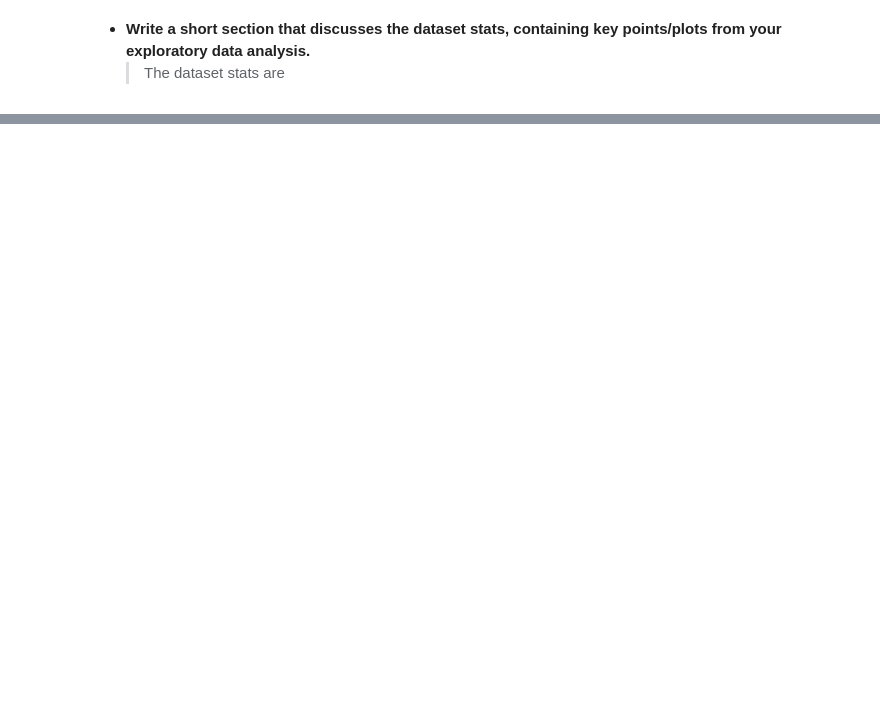
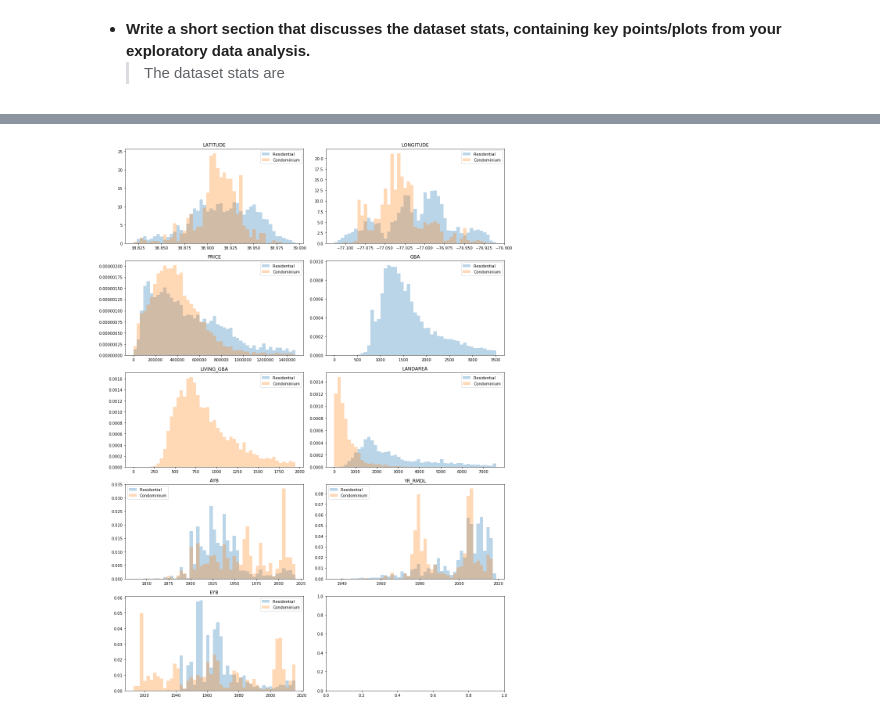
Before and after one commit to goh12/socialdataanalysis2020-finalproject, a Jupyter notebook: Explanatory/ExplainerNotebook.ipynb, the cells around one changed output, grey strips where cells are left out. Cells and saved outputs as stored; diff of their text form; code cells hidden in the pictures; blank space fills up the shorter version.

```diff
--- a/Explanatory/ExplainerNotebook.ipynb
+++ b/Explanatory/ExplainerNotebook.ipynb
@@ -47,0 +79,6 @@ plt.show()
+# %%
+date_vars = ['SALEDATE','GIS_LAST_MOD_DTTM']
+for col in date_vars:
+    df.loc[:,col] = pd.to_datetime(df.loc[:,col],format='%Y-%m-%d %H:%M:%S')
+
+df.loc[:,date_vars].iloc[:3]
@@ -54,0 +306,34 @@ plt.show()
+# %%
+# Return range of non-outleries based on outliers being outside Q1 - IQR*1.5 and Q3 + IQR*1.5
+def outlier_range(tmp_df,coeff = 1.5):
+    tmp_df = tmp_df.copy().dropna()
+    Q1 = tmp_df.dropna().quantile(0.25)
+    Q3 = tmp_df.dropna().quantile(0.75)
+    IQR = Q3-Q1
+    lower = Q1 - IQR*coeff
+    upper = Q3 + IQR*coeff
+    df_filt = tmp_df.copy()
+    df_filt = df_filt[(df_filt>lower) & (df_filt<upper)]
+    return (np.min(df_filt),np.max(df_filt))
+# %%
+f,axes = plt.subplots(len(float_vars)//2+len(float_vars)%2,2,figsize=(15,len(float_vars)//2*5))
+axes = np.ravel(axes)
+for ax,col in zip(axes,float_vars):
+    tmp_data = df.loc[:,col]
+    lower,upper = outlier_range(tmp_data,2)
+
+    tmp_data_res = tmp_data.loc[df.loc[:,'SOURCE'] == 'Residential'].dropna()
+    tmp_data_cond = tmp_data.loc[df.loc[:,'SOURCE'] == 'Condominium'].dropna()
+
+    bins = np.linspace(lower,upper,50)
+
+
+    ax.hist(tmp_data_res,alpha=0.3,bins=bins,density=True)
+    ax.hist(tmp_data_cond,alpha=0.3,bins=bins,density=True)
+    ax.legend(['Residential','Condominium'])
+    ax.set_title(col)
+
+plt.tight_layout()
+plt.show()
+# %% [output]
+[figure, added]
```
Also changed, not shown: parts of 57 cells of this notebook, 12 other files.
